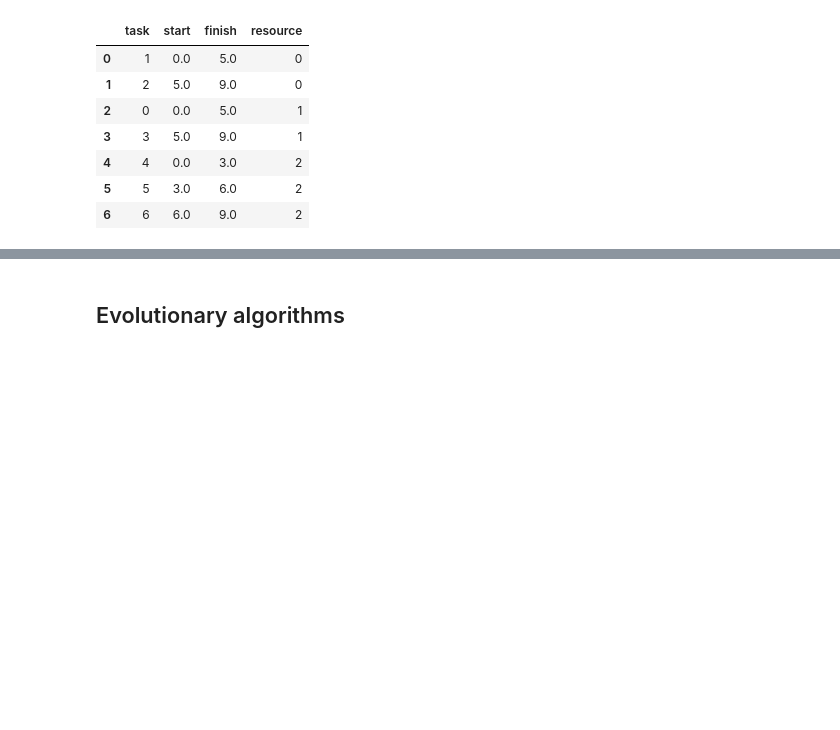
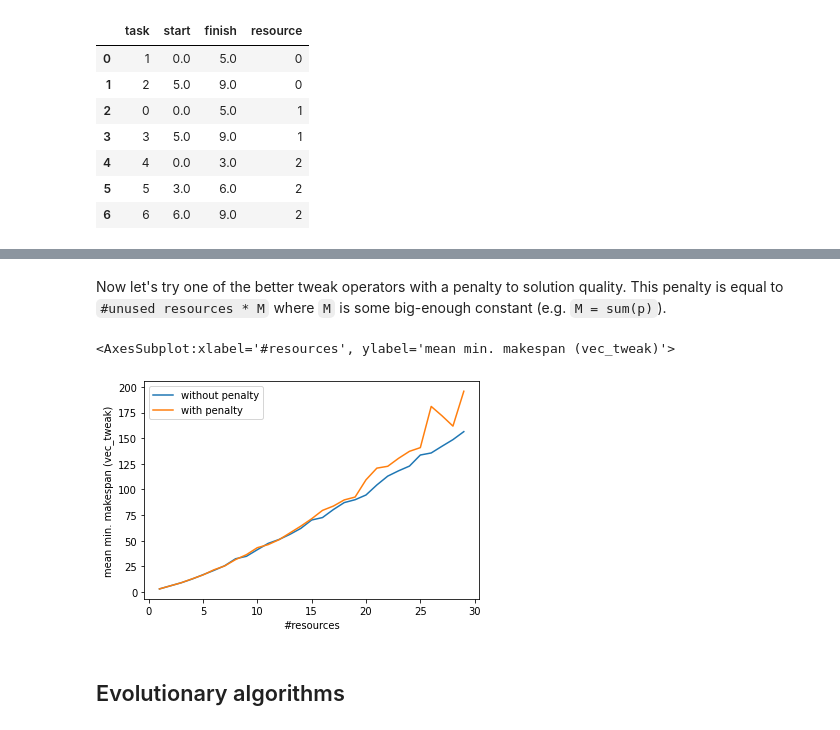
Before and after one commit to matyama/makespan-poc, a Jupyter notebook: notebooks/metaheuristics.ipynb, the cells around one changed output, grey strips where cells are left out. Drawn from its saved outputs; the diff is of its cells as text; code cells hidden in the pictures; blank space fills up the shorter version.

```diff
--- a/notebooks/metaheuristics.ipynb
+++ b/notebooks/metaheuristics.ipynb
@@ -97,3 +98,16 @@ tweak_df.plot.line(xlabel='#resources', ylabel='min. makespan')
+# %% [markdown]
+Now let's try one of the better tweak operators with a penalty to solution quality. This penalty is equal to `#unused resources * M` where `M` is some big-enough constant (e.g. `M = sum(p)`).
+# %%
+tweak_penalty_df = pd.DataFrame(
+    {
+        'without penalty': tweak_df['vec_tweak'],
+        'with penalty': evaluate_tweak(tweak=vec_tweak, penalize=True),
+    }
+)
+tweak_penalty_df.plot.line(xlabel='#resources', ylabel='mean min. makespan (vec_tweak)')
+# %% [output]
+<AxesSubplot:xlabel='#resources', ylabel='mean min. makespan (vec_tweak)'>
+[figure, added]
 # %% [markdown]
 ## Evolutionary algorithms
 # %% [markdown]
```
Also changed, not shown: parts of 11 cells of this notebook, 1 other file.
